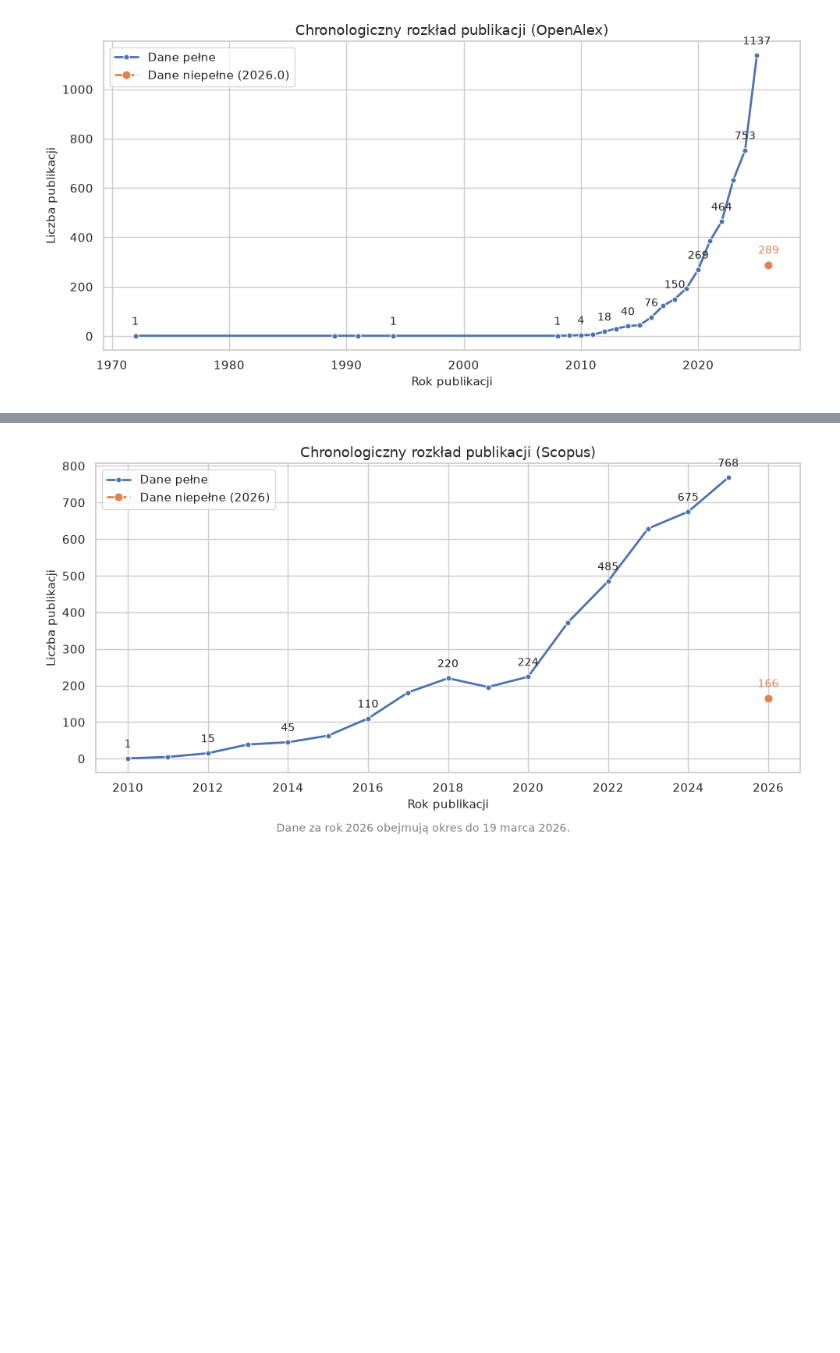
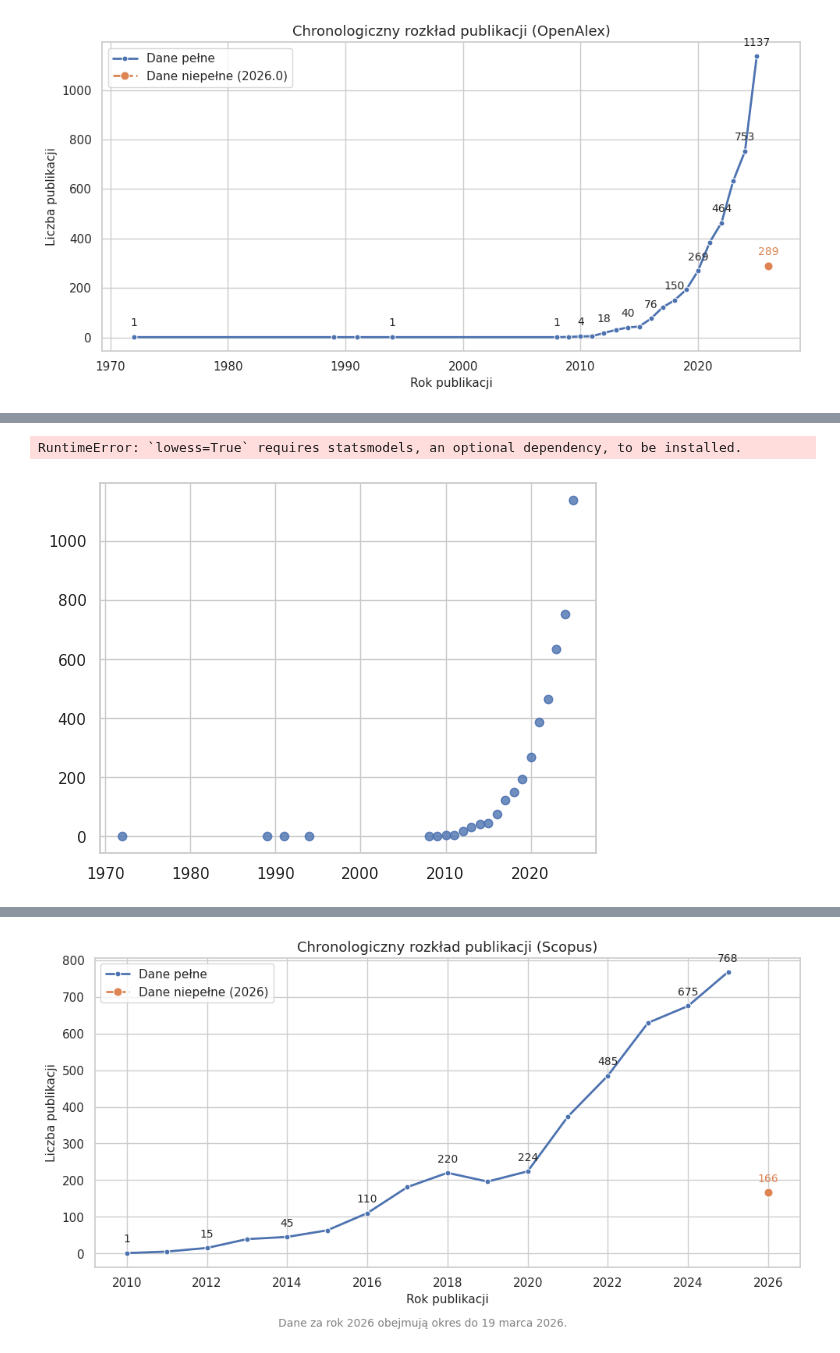
Before and after one commit to agatagera/Advances-in-research-on-the-use-of-large-language-models-in-social-media-analysis, a Jupyter notebook: analiza.ipynb, the cells around one changed output, grey strips where cells are left out. Cells and saved outputs as stored; diff of their text form; code cells hidden in the pictures; blank space fills up the shorter version.

```diff
--- a/analiza.ipynb
+++ b/analiza.ipynb
@@ -242,0 +292,5 @@ plt.show()
+# %%
+sns.regplot(x=yc_full.index, y=yc_full.values, data=yc_full,lowess = True)
+# %% [output]
+RuntimeError: `lowess=True` requires statsmodels, an optional dependency, to be installed.
+[figure, added]
```
Also changed, not shown: parts of 34 cells of this notebook.
